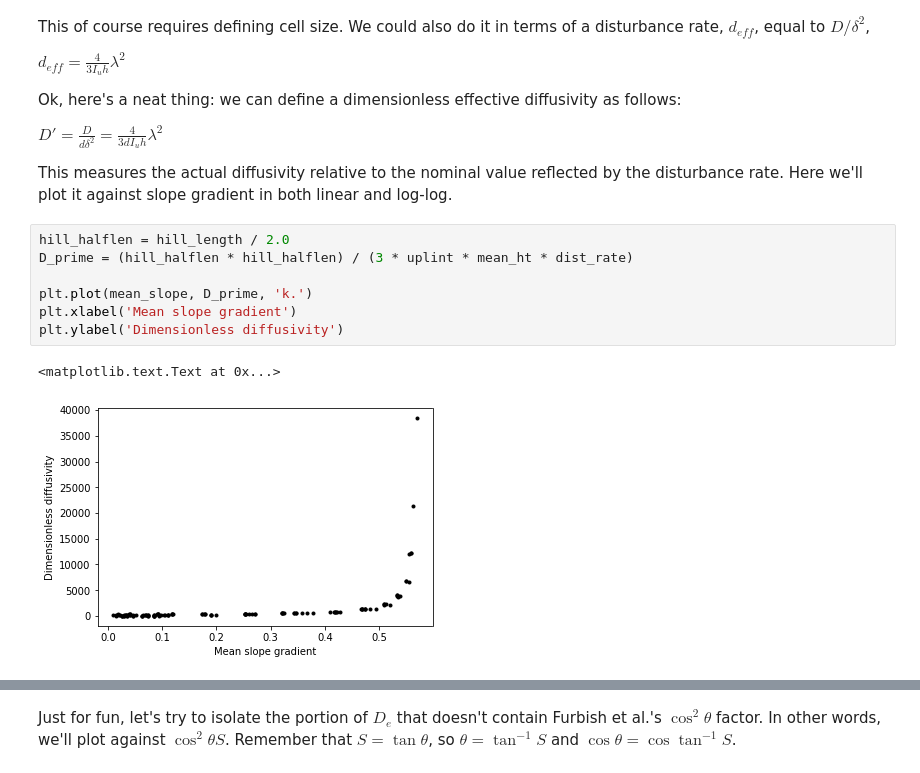
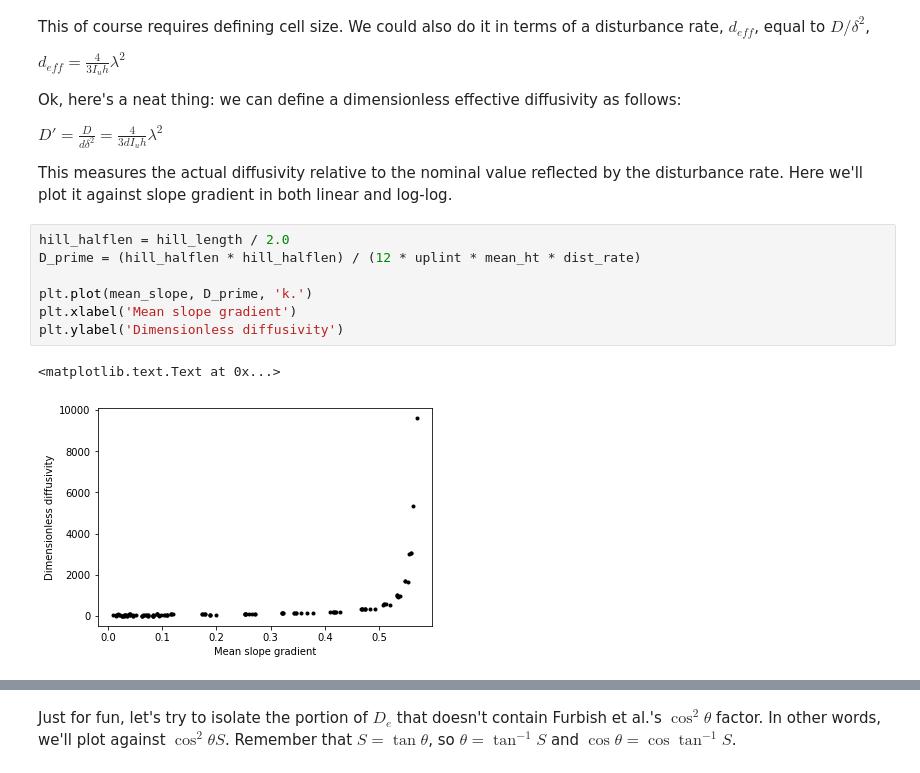
Before and after one commit to gregtucker/grain_hills, a Jupyter notebook: DataAnalysis/analysis_of_grain_hill_data.ipynb, the cells around one changed output, grey strips where cells are left out. Cells and saved outputs as stored; diff of their text form.

```diff
--- a/DataAnalysis/analysis_of_grain_hill_data.ipynb
+++ b/DataAnalysis/analysis_of_grain_hill_data.ipynb
@@ -121,14 +122,14 @@ $D' = \frac{D}{d \delta^2} = \frac{4}{3 d I_u h} \lambda^2$
 This measures the actual diffusivity relative to the nominal value reflected by the disturbance rate. Here we'll plot it against slope gradient in both linear and log-log.
 # %%
 hill_halflen = hill_length / 2.0
-D_prime = (hill_halflen * hill_halflen) / (3 * uplint * mean_ht * dist_rate)
+D_prime = (hill_halflen * hill_halflen) / (12 * uplint * mean_ht * dist_rate)
 
 plt.plot(mean_slope, D_prime, 'k.')
 plt.xlabel('Mean slope gradient')
 plt.ylabel('Dimensionless diffusivity')
 # %% [output]
 <matplotlib.text.Text at 0x...>
-[figure, old version]
+[figure, new version]
 # %%
 syms = ['k+', 'k.', 'kv', 'k*', 'ko']
 for i in range(0, 5):
```
Also changed, not shown: parts of 7 cells of this notebook, 3 other files.
